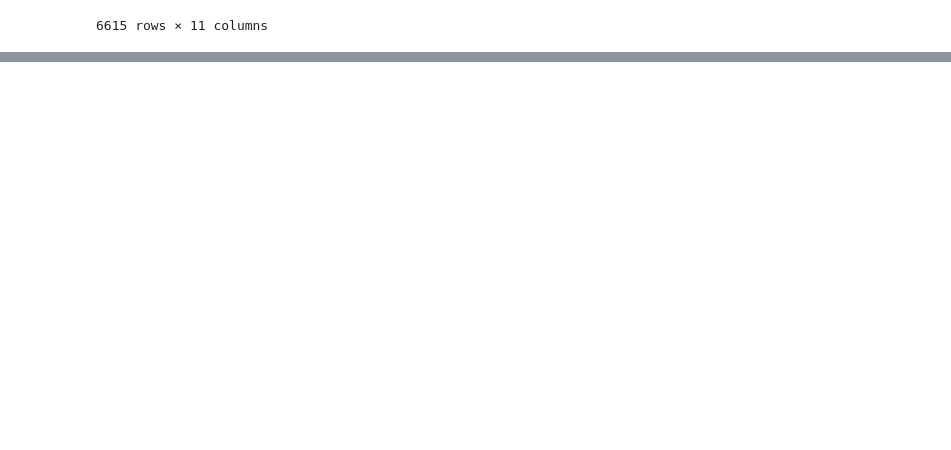
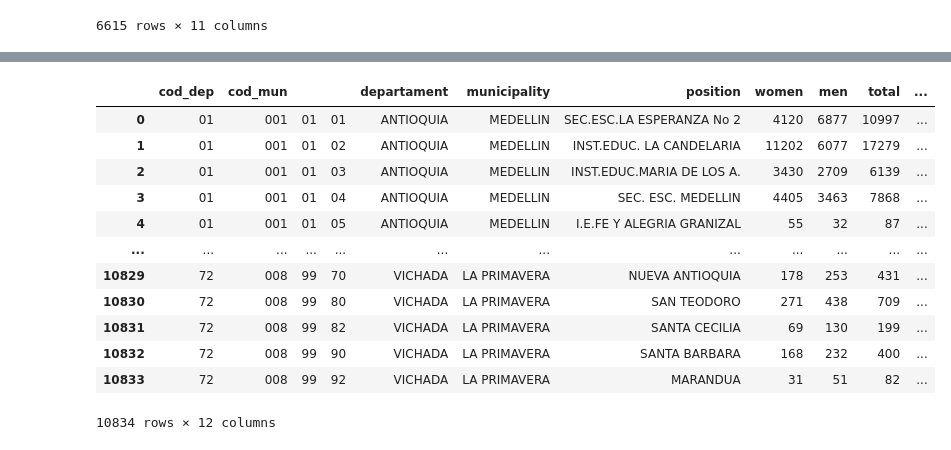
Before and after one commit to HansSanchez/merge-db-cedae, a Jupyter notebook: MergeDatabases2015.ipynb, the cells around one changed output, grey strips where cells are left out. Cells and saved outputs as stored; diff of their text form; code cells hidden in the pictures; blank space fills up the shorter version.

```diff
--- a/MergeDatabases2015.ipynb
+++ b/MergeDatabases2015.ipynb
@@ -42,10 +55,11 @@ class ImportClass:
 # Instancia del objeto
 IC = ImportClass()
 # %%
+
 # Definición de variables por año
-df_estadistica_idc_2011 = IC.df_estadistica_idc_2011
 df_estadistica_idc_2015 = IC.df_estadistica_idc_2015
-df_estadistica_idc_2019 = IC.df_estadistica_idc_2019
-df_delitos_electorales_spoa_2011_2015_2019 = IC.df_delitos_electorales_spoa_2011_2015_2019
+df_delitos_electorales_spoa_2015_2015_2019 = IC.df_delitos_electorales_spoa_2011_2015_2019
+df_trashumancia_2015 = IC.df_trashumancia_2015
+df_divipole_autoridades_locales_2015 = IC.df_divipole_autoridades_locales_2015
 # %%
 # Cambiar el nombre de la columna 'nombre_anterior' a 'nombre_nuevo'
@@ -75 +81,17 @@ df_estadistica_idc_2019.rename(columns = {
+# %%
+# Cambiar el nombre de la columna 'nombre_anterior' a 'nombre_nuevo'
+df_divipole_autoridades_locales_2015.rename(columns = {
+    'dd'           : 'cod_dep',
+    'mm'           : 'cod_mun',
+    'zz'           : '',
+    'pp'           : '',
+    'Departamento' : 'departament',
+    'Municipio'    : 'municipality',
+    'Puesto'       : 'position',
+    'Mujeres'      : 'women',
+    'Hombres'      : 'men',
+    'Total'        : 'total',
+    'Mesas'        : 'tables',
+    'Dirección'    : 'address',
+},inplace=True)
 # %%
@@ -138,0 +166,16 @@ df_delitos_electorales_spoa_2011_2015_2019
+# %%
+df_divipole_autoridades_locales_2015
+# %% [output]
+|  | cod_dep | cod_mun |  |  | departament | municipality | position | women | men | total | ... |
+| 0 | 01 | 001 | 01 | 01 | ANTIOQUIA | MEDELLIN | SEC.ESC.LA ESPERANZA No 2 | 4120 | 6877 | 10997 | ... |
+| 1 | 01 | 001 | 01 | 02 | ANTIOQUIA | MEDELLIN | INST.EDUC. LA CANDELARIA | 11202 | 6077 | 17279 | ... |
+| 2 | 01 | 001 | 01 | 03 | ANTIOQUIA | MEDELLIN | INST.EDUC.MARIA DE LOS A. | 3430 | 2709 | 6139 | ... |
+| 3 | 01 | 001 | 01 | 04 | ANTIOQUIA | MEDELLIN | SEC. ESC. MEDELLIN | 4405 | 3463 | 7868 | ... |
+| 4 | 01 | 001 | 01 | 05 | ANTIOQUIA | MEDELLIN | I.E.FE Y ALEGRIA GRANIZAL | 55 | 32 | 87 | ... |
+| ... | ... | ... | ... | ... | ... | ... | ... | ... | ... | ... | ... |
+| 10829 | 72 | 008 | 99 | 70 | VICHADA | LA PRIMAVERA | NUEVA ANTIOQUIA | 178 | 253 | 431 | ... |
+| 10830 | 72 | 008 | 99 | 80 | VICHADA | LA PRIMAVERA | SAN TEODORO | 271 | 438 | 709 | ... |
+| 10831 | 72 | 008 | 99 | 82 | VICHADA | LA PRIMAVERA | SANTA CECILIA | 69 | 130 | 199 | ... |
+| 10832 | 72 | 008 | 99 | 90 | VICHADA | LA PRIMAVERA | SANTA BARBARA | 168 | 232 | 400 | ... |
+| 10833 | 72 | 008 | 99 | 92 | VICHADA | LA PRIMAVERA | MARANDUA | 31 | 51 | 82 | ... |
+10834 rows × 12 columns
```
Also changed, not shown: parts of 54 cells of this notebook, 33 other files.
